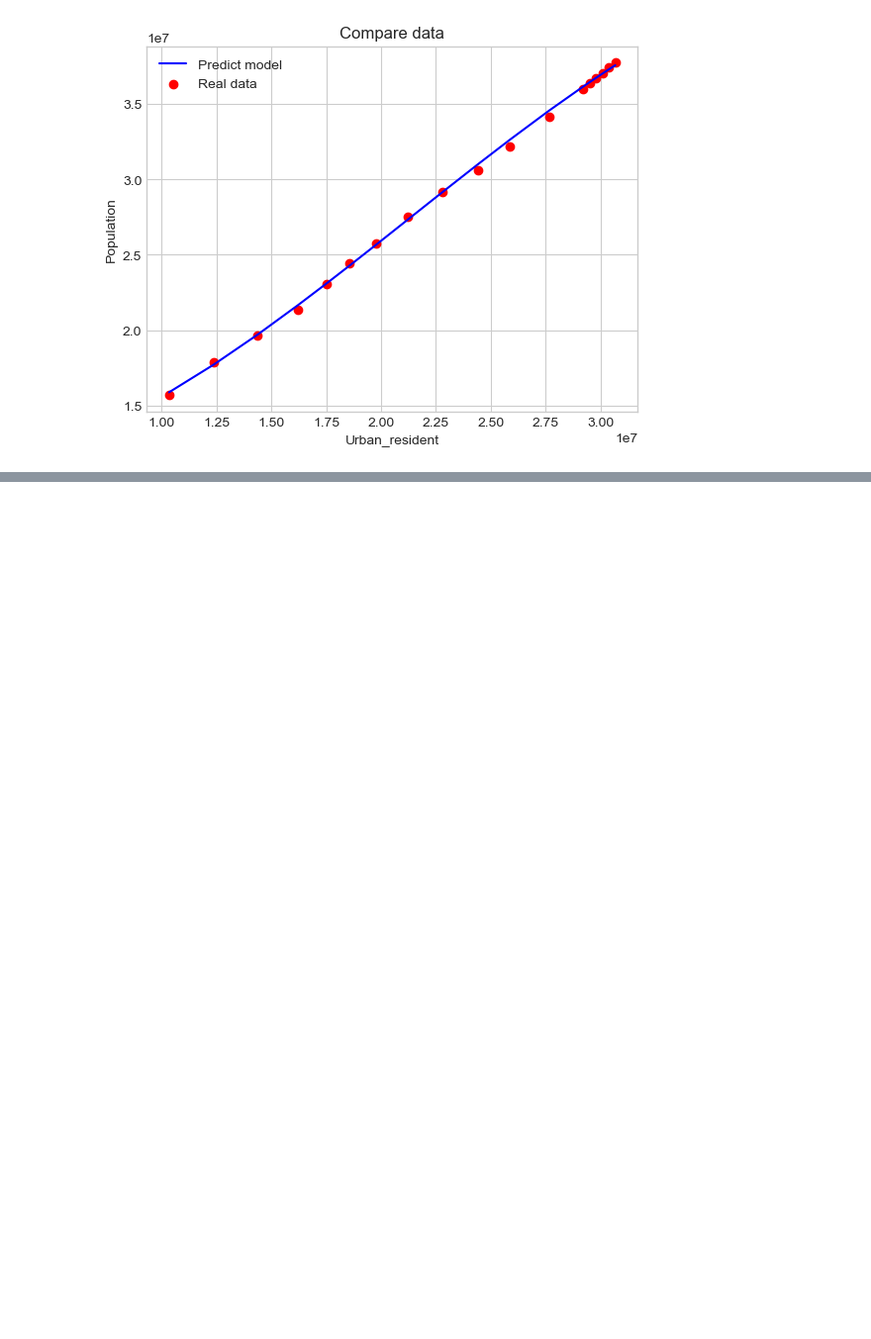
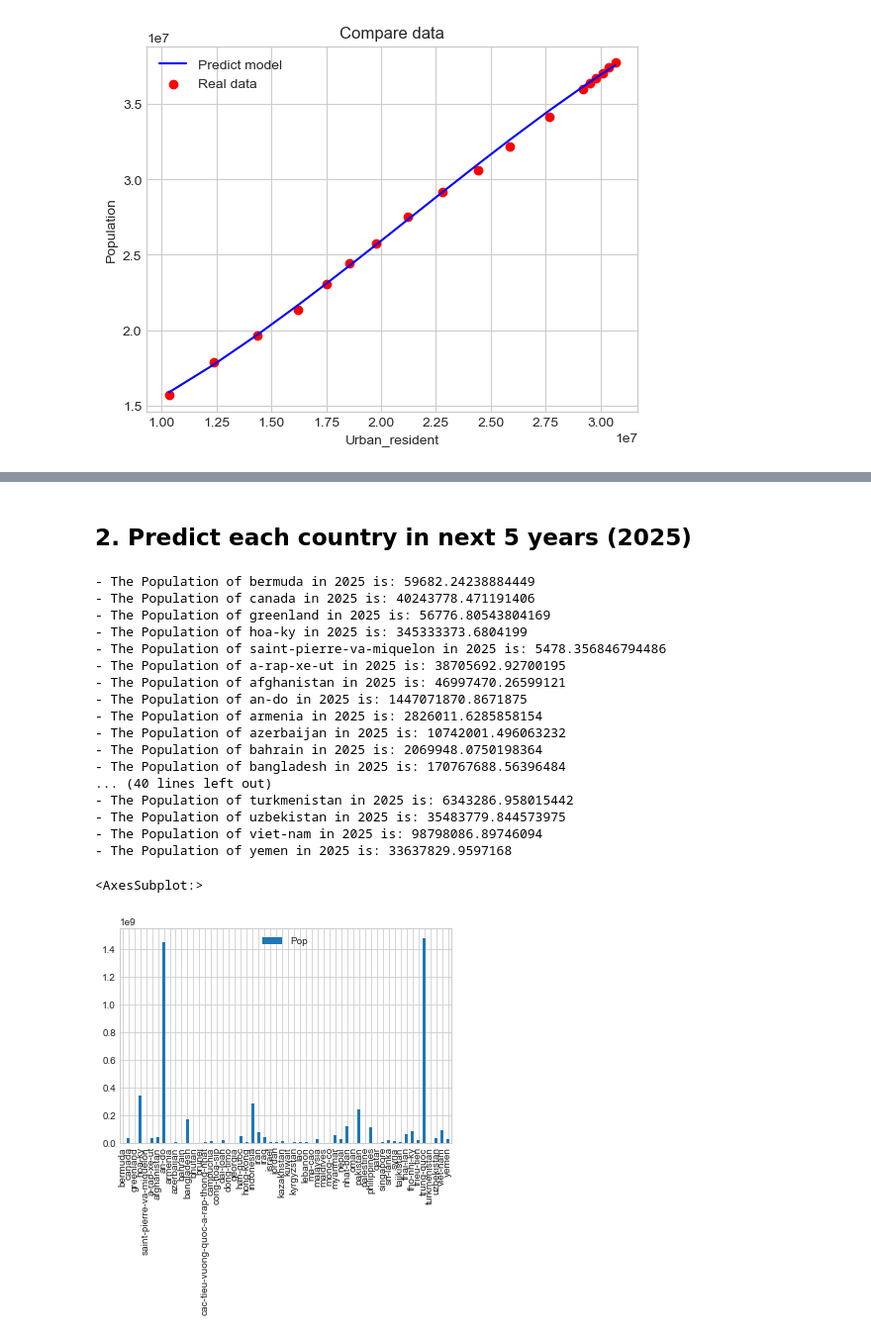
Before and after one commit to HoDangCao/Data-collection-and-population-analysis-of-Asia-and-North-America, a Jupyter notebook: DSProject - latest ver.ipynb, the cells around one changed output, grey strips where cells are left out. Shown at 99% size. Cells and saved outputs as stored; diff of their text form; code cells hidden in the pictures; blank space fills up the shorter version.

```diff
--- a/DSProject - latest ver.ipynb
+++ b/DSProject - latest ver.ipynb
@@ -1215,0 +1296,34 @@ visualizeDataForPoly(X,y1,y1Preds,bestFieldForPreds,fieldWantToPredict)
+# %% [markdown]
+## 2. Predict each country in next 5 years (2025)
+# %%
+
+popPredict={}
+for i in range(0,len(listCountry)):
+    powFieldValue, minRFieldValue = findTheBestNForMinRField(listCountry[i],listField[5],df)
+    # printInfoField(listCountry[i],listField[2],powFieldValue, minRFieldValue)
+    predictYear = 2025
+    # predictField(listCountry[i],listField[2],df,predictYear,powFieldValue)
+    popPredict.setdefault(listCountry[i],predictField(listCountry[i],listField[2],df,predictYear,powFieldValue))
+
+popPredict=pd.DataFrame.from_dict(popPredict,orient='index',columns=['Population'])
+popPredict.plot.bar()
+# %% [output]
+- The Population of bermuda in 2025 is: 59682.24238884449
+- The Population of canada in 2025 is: 40243778.471191406
+- The Population of greenland in 2025 is: 56776.80543804169
+- The Population of hoa-ky in 2025 is: 345333373.6804199
+- The Population of saint-pierre-va-miquelon in 2025 is: 5478.356846794486
+- The Population of a-rap-xe-ut in 2025 is: 38705692.92700195
+- The Population of afghanistan in 2025 is: 46997470.26599121
+- The Population of an-do in 2025 is: 1447071870.8671875
+- The Population of armenia in 2025 is: 2826011.6285858154
+- The Population of azerbaijan in 2025 is: 10742001.496063232
+- The Population of bahrain in 2025 is: 2069948.0750198364
+- The Population of bangladesh in 2025 is: 170767688.56396484
+... (40 lines left out)
+- The Population of turkmenistan in 2025 is: 6343286.958015442
+- The Population of uzbekistan in 2025 is: 35483779.844573975
+- The Population of viet-nam in 2025 is: 98798086.89746094
+- The Population of yemen in 2025 is: 33637829.9597168
+<AxesSubplot:>
+[figure, added]
```
Also changed, not shown: parts of 25 cells of this notebook.
